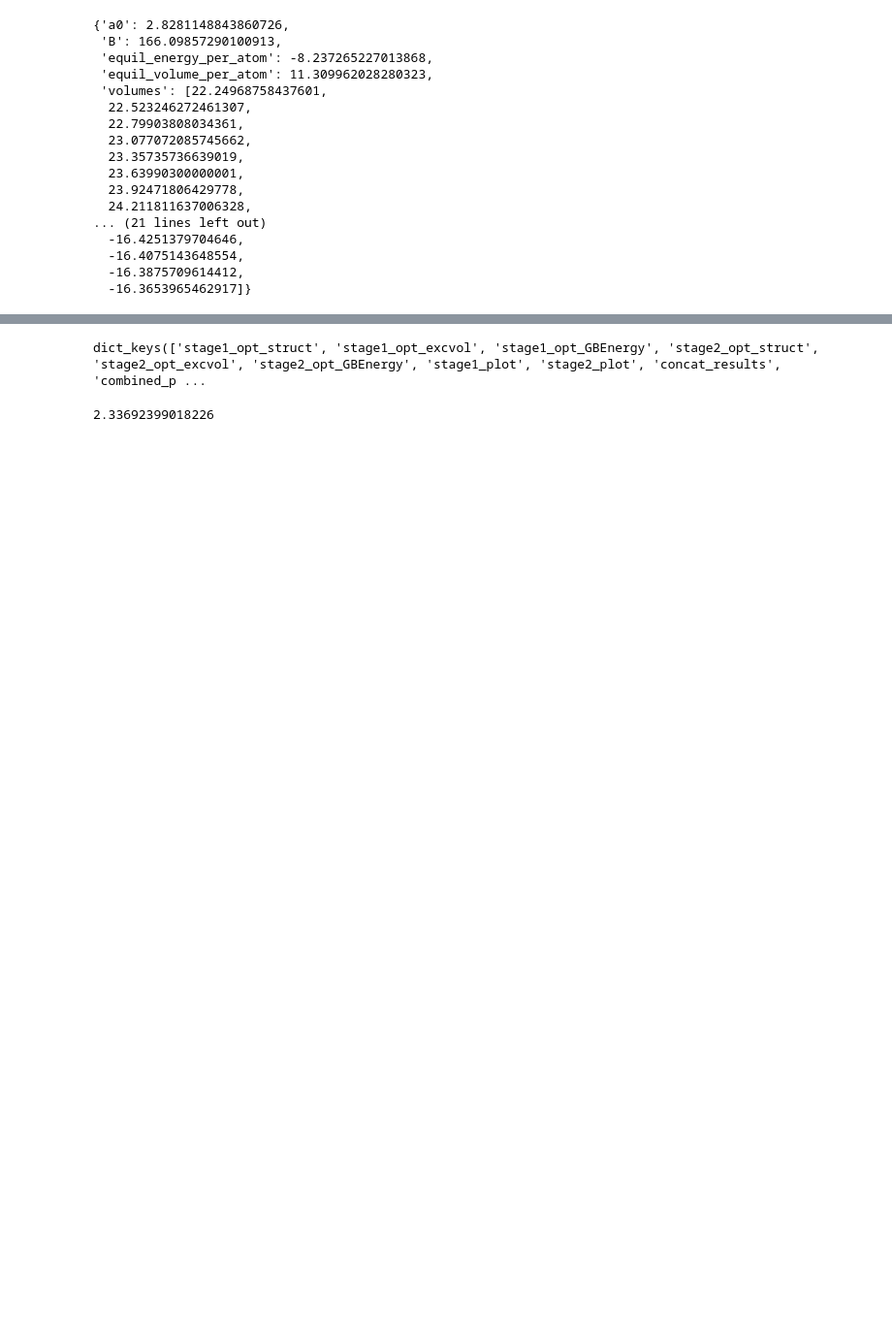
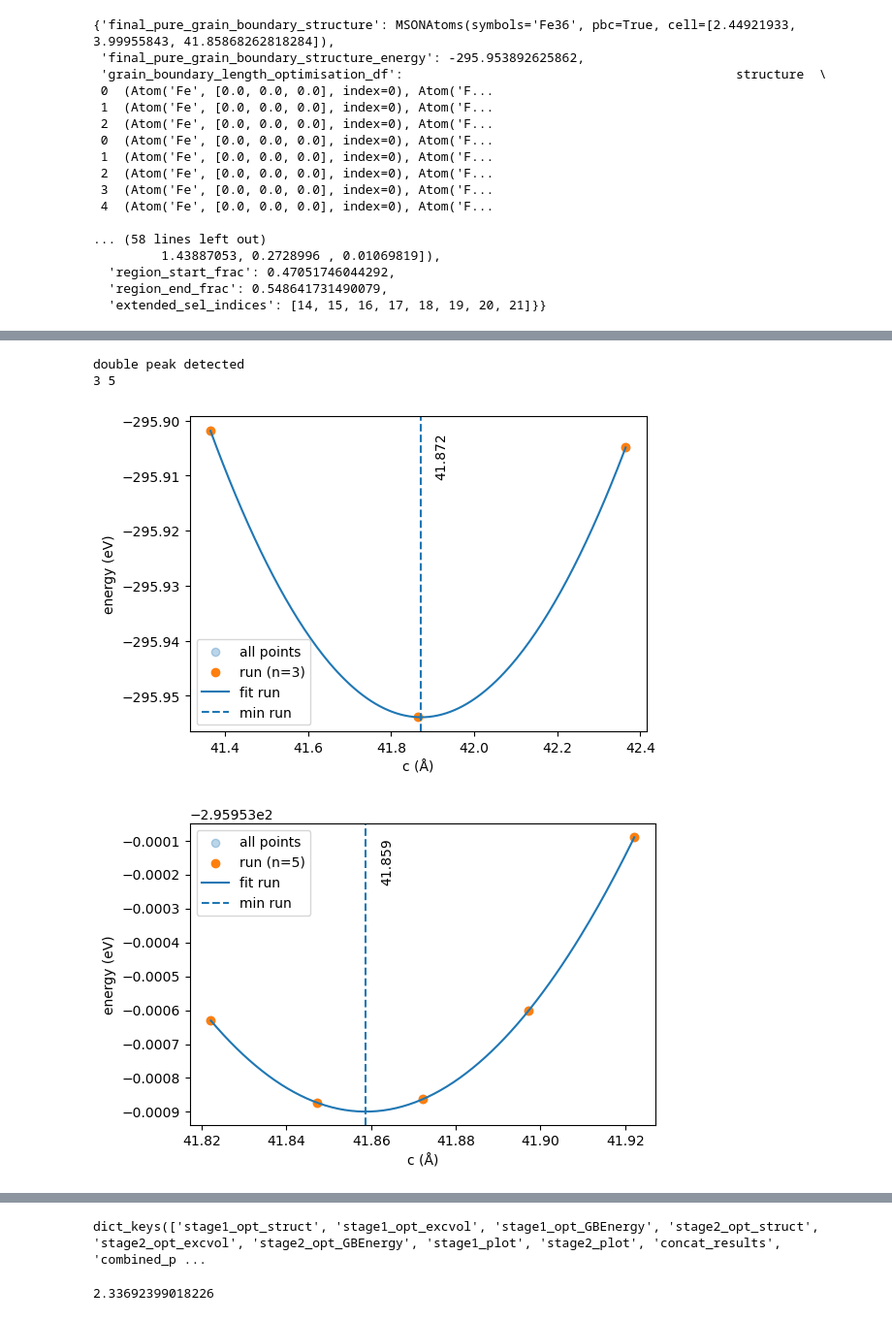
Before and after one commit to pyiron/pyiron_workflow_atomistics, a Jupyter notebook: notebooks/20250713_GB_Opt_Seg_Cleave.ipynb, the cells around one changed output, grey strips where cells are left out. Shown: that part at 97% size. Drawn from its saved outputs; the diff is of its cells as text; code cells hidden in the pictures; blank space fills up the shorter version.

```diff
--- a/notebooks/20250713_GB_Opt_Seg_Cleave.ipynb
+++ b/notebooks/20250713_GB_Opt_Seg_Cleave.ipynb
@@ -139,20 +258,51 @@ wf1.run()
 # %%
-wf.optimise_cubic_lattice_parameter.outputs.to_value_dict()
+wf.gb_study.outputs.to_value_dict()
 # %% [output]
-{'a0': 2.8281148843860726,
- 'B': 166.09857290100913,
- 'equil_energy_per_atom': -8.237265227013868,
- 'equil_volume_per_atom': 11.309962028280323,
- 'volumes': [22.24968758437601,
-  22.523246272461307,
-  22.79903808034361,
-  23.077072085745662,
-  23.35735736639019,
-  23.63990300000001,
-  23.92471806429778,
-  24.211811637006328,
-... (21 lines left out)
-  -16.4251379704646,
-  -16.4075143648554,
-  -16.3875709614412,
-  -16.3653965462917]}
+{'final_pure_grain_boundary_structure': MSONAtoms(symbols='Fe36', pbc=True, cell=[2.44921933, 3.99955843, 41.85868262818284]),
+ 'final_pure_grain_boundary_structure_energy': -295.953892625862,
+ 'grain_boundary_length_optimisation_df':                                            structure  \
+ 0  (Atom('Fe', [0.0, 0.0, 0.0], index=0), Atom('F...
+ 1  (Atom('Fe', [0.0, 0.0, 0.0], index=0), Atom('F...
+ 2  (Atom('Fe', [0.0, 0.0, 0.0], index=0), Atom('F...
+ 0  (Atom('Fe', [0.0, 0.0, 0.0], index=0), Atom('F...
+ 1  (Atom('Fe', [0.0, 0.0, 0.0], index=0), Atom('F...
+ 2  (Atom('Fe', [0.0, 0.0, 0.0], index=0), Atom('F...
+ 3  (Atom('Fe', [0.0, 0.0, 0.0], index=0), Atom('F...
+ 4  (Atom('Fe', [0.0, 0.0, 0.0], index=0), Atom('F...
+
+... (58 lines left out)
+         1.43887053, 0.2728996 , 0.01069819]),
+  'region_start_frac': 0.47051746044292,
+  'region_end_frac': 0.548641731490079,
+  'extended_sel_indices': [14, 15, 16, 17, 18, 19, 20, 21]}}
+# %%
+try:
+    wf.remove_child("gb_study")
+except:
+    pass
+wf.failed = False
+wf.gb_study = pure_gb_study(
+                gb_structure = wf.gb_structure.outputs.final_structure,
+                equil_bulk_volume = wf.optimise_cubic_lattice_parameter.outputs.equil_volume_per_atom,
+                equil_bulk_energy = wf.optimise_cubic_lattice_parameter.outputs.equil_energy_per_atom,
+                extensions_stage1 = np.linspace(-0.2, 0.8, 3),
+                extensions_stage2 = np.linspace(-0.05, 0.05, 5),
+                calc_structure_fn = lammps_calculator_node,
+                calc_structure_fn_kwargs = lammps_calculator_input,
+                length_interpolate_min_n_points=5,
+                gb_normal_axis="c",
+                vacuum_length=20,
+                min_inplane_cell_lengths=[6, 6, None],
+                featuriser = voronoiSiteFeaturiser,
+                approx_frac = 0.5,
+                tolerance = 5.0,
+                bulk_offset = 10.0,
+                slab_thickness = 2.0,
+                featuriser_kwargs = None,
+                n_bulk = 10,
+                threshold_frac = 0.3,
+                CleaveGBStructure_Input=CleaveGBStructureInput(),
+                PlotCleave_Input=PlotCleaveInput())
+wf.run()
+wf.save()
+# %% [output]
@@ -158,0 +318,4 @@ wf.optimise_cubic_lattice_parameter.outputs.to_value_dict()
+double peak detected
+3 5
+[figure, added]
+[figure, added]
```
Also changed, not shown: parts of 9 cells of this notebook, 5 other files.
